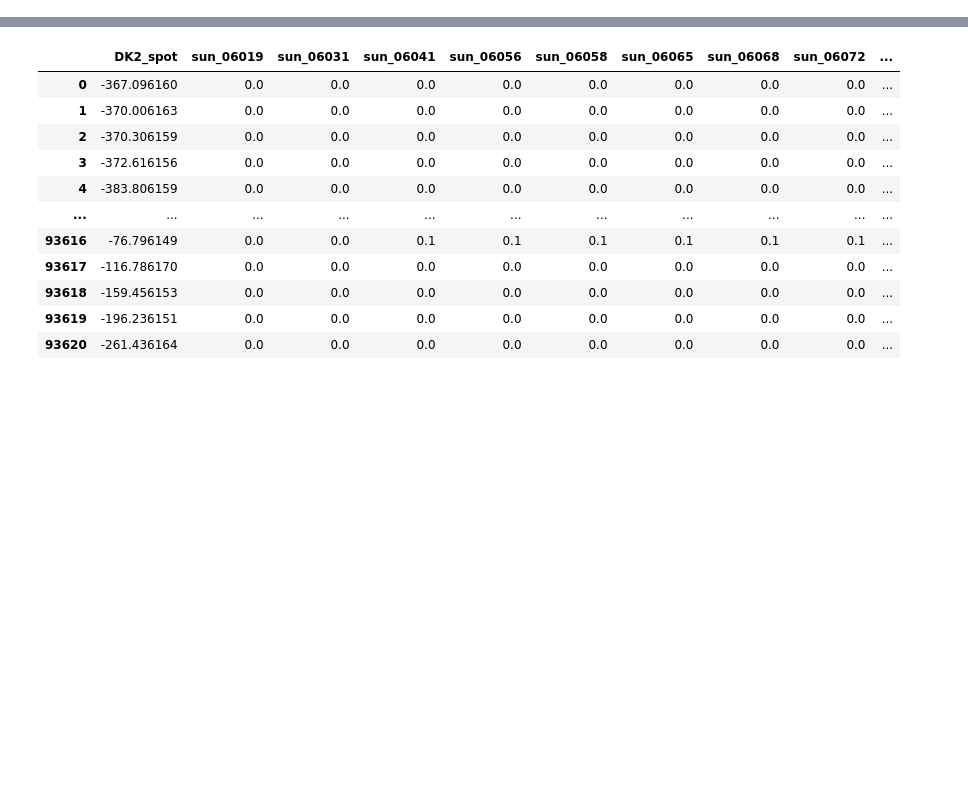
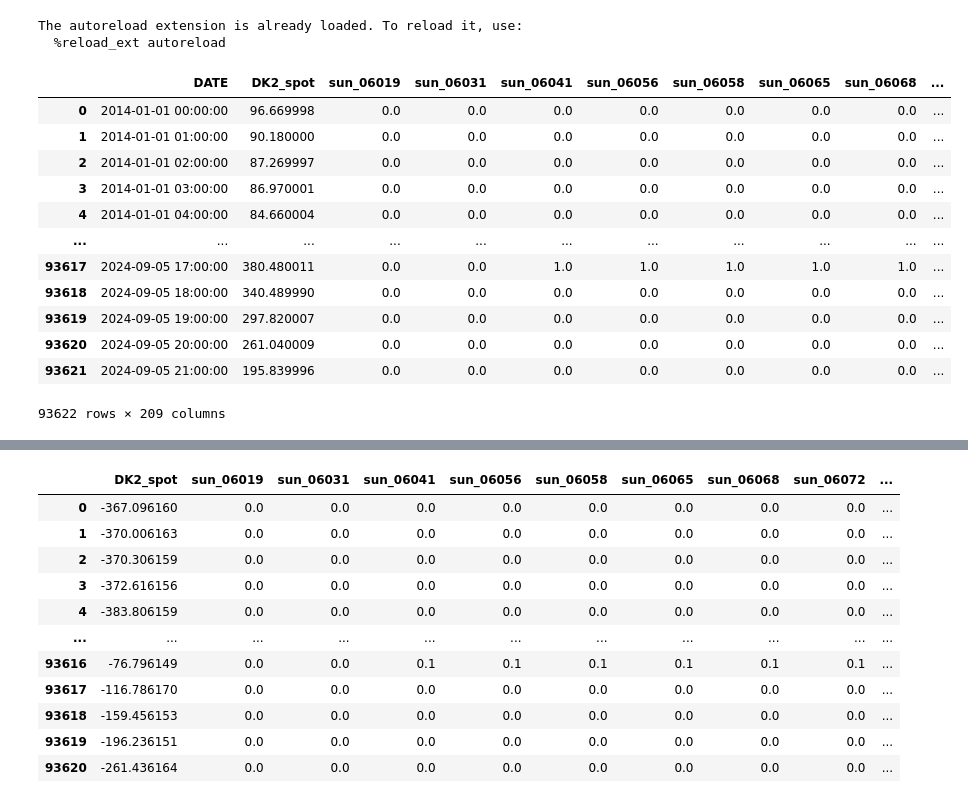
Before and after one commit to peterravn/Seminar-Adv-Finance, a Jupyter notebook: Ridge and lasso.ipynb, the cells around one changed output, grey strips where cells are left out. Drawn from its saved outputs; the diff is of its cells as text; code cells hidden in the pictures; blank space fills up the shorter version.

```diff
--- a/Ridge and lasso.ipynb
+++ b/Ridge and lasso.ipynb
@@ -17,3 +17,35 @@ from sklearn.linear_model import ElasticNet, Lasso, Ridge
 from functions import *
 
 import matplotlib.pyplot as plt
+# %%
+import pandas as pd
+import numpy as np
+import matplotlib.pyplot as plt
+from statsmodels.tsa.statespace.sarimax import SARIMAX
+
+from functions import *
+
+%load_ext autoreload
+%autoreload 2
+
+# Load data
+data = pd.read_csv('Data/non_nan_data.csv')
+data = data.drop(['sun_mean', 'wind_mean', 'temp_mean', 'DK1_spot'], axis=1)
+
+data
+# %% [output]
+The autoreload extension is already loaded. To reload it, use:
+  %reload_ext autoreload
+|  | DATE | DK2_spot | sun_06019 | sun_06031 | sun_06041 | sun_06056 | sun_06058 | sun_06065 | sun_06068 | ... |
+| 0 | 2014-01-01 00:00:00 | 96.669998 | 0.0 | 0.0 | 0.0 | 0.0 | 0.0 | 0.0 | 0.0 | ... |
+| 1 | 2014-01-01 01:00:00 | 90.180000 | 0.0 | 0.0 | 0.0 | 0.0 | 0.0 | 0.0 | 0.0 | ... |
+| 2 | 2014-01-01 02:00:00 | 87.269997 | 0.0 | 0.0 | 0.0 | 0.0 | 0.0 | 0.0 | 0.0 | ... |
+| 3 | 2014-01-01 03:00:00 | 86.970001 | 0.0 | 0.0 | 0.0 | 0.0 | 0.0 | 0.0 | 0.0 | ... |
+| 4 | 2014-01-01 04:00:00 | 84.660004 | 0.0 | 0.0 | 0.0 | 0.0 | 0.0 | 0.0 | 0.0 | ... |
+| ... | ... | ... | ... | ... | ... | ... | ... | ... | ... | ... |
+| 93617 | 2024-09-05 17:00:00 | 380.480011 | 0.0 | 0.0 | 1.0 | 1.0 | 1.0 | 1.0 | 1.0 | ... |
+| 93618 | 2024-09-05 18:00:00 | 340.489990 | 0.0 | 0.0 | 0.0 | 0.0 | 0.0 | 0.0 | 0.0 | ... |
+| 93619 | 2024-09-05 19:00:00 | 297.820007 | 0.0 | 0.0 | 0.0 | 0.0 | 0.0 | 0.0 | 0.0 | ... |
+| 93620 | 2024-09-05 20:00:00 | 261.040009 | 0.0 | 0.0 | 0.0 | 0.0 | 0.0 | 0.0 | 0.0 | ... |
+| 93621 | 2024-09-05 21:00:00 | 195.839996 | 0.0 | 0.0 | 0.0 | 0.0 | 0.0 | 0.0 | 0.0 | ... |
+93622 rows × 209 columns
```
Also changed, not shown: parts of 2 cells of this notebook, 6 other files.
